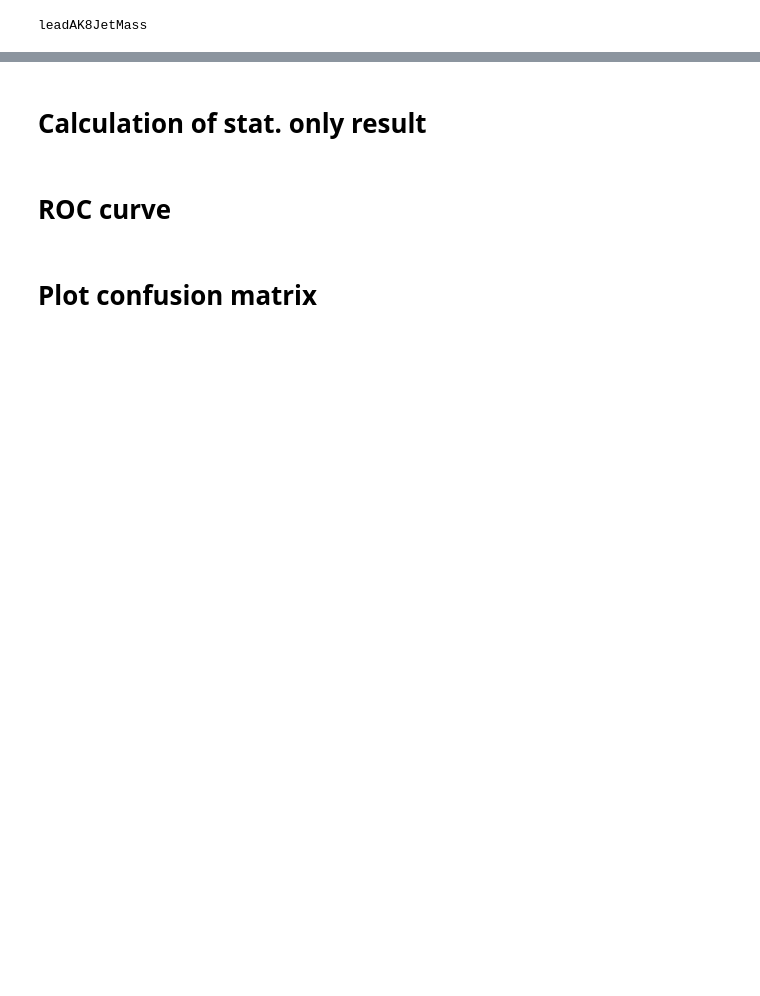
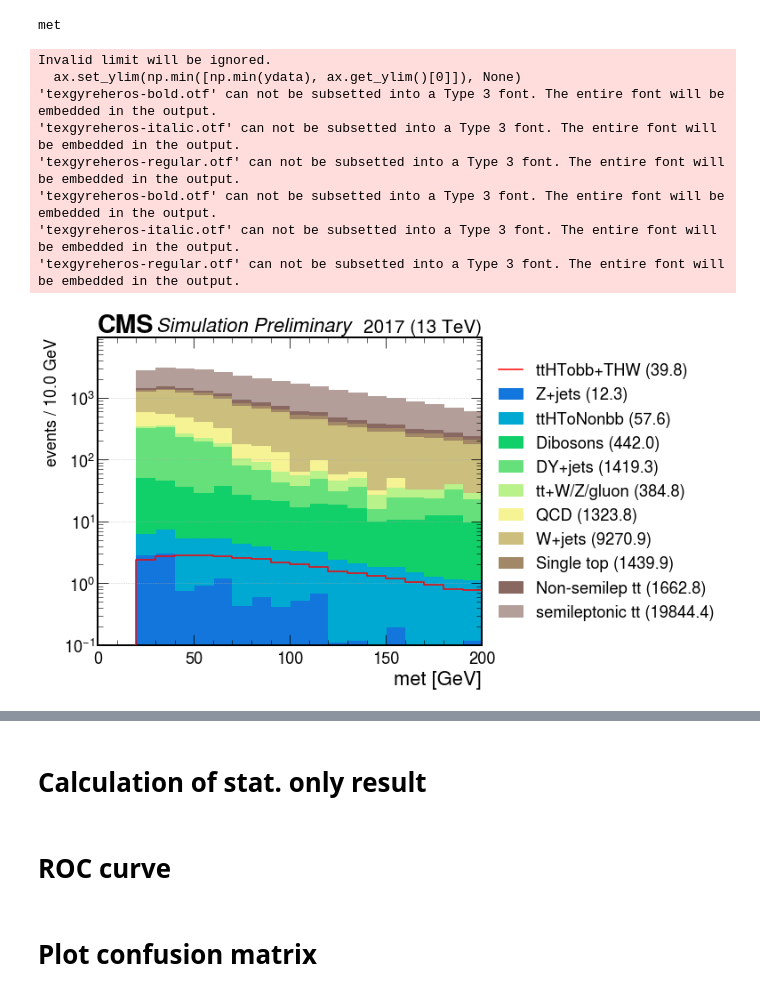
Before and after one commit to druini/hepaccelerate, a Jupyter notebook: EvaluateResults.ipynb, the cells around one changed output, grey strips where cells are left out. Cells and saved outputs as stored; diff of their text form; code cells hidden in the pictures; blank space fills up the shorter version.

```diff
--- a/EvaluateResults.ipynb
+++ b/EvaluateResults.ipynb
@@ -173,7 +207,7 @@ def order_samples_and_cols(mc_samples, mc):
     for s in _mc_samples:
     #     if s.startswith('ttHTobb') or s.startswith('THW'):
     #         continue
-        counts = mc[s]['hist_nleps_basic']['contents']
+        counts = mc[s]['hist_nleps_2J2WdeltaRTau21_Pass']['contents']
         integral.append( sum(counts) )
 
     for i in np.argsort(integral):
@@ -262,15 +296,20 @@ plot_params = {
         'ymin'         : 1e-1,
         'logy'         : True
     },
+    'btags' : {
+        'xlim'         : (0,5),
+        'ymin'         : 1e-1,
+        'logy'         : True
+    },
     'nfatjets' : {
         'xlim'         : (0,6),
         'ymin'         : 1e-1,
         'logy'         : True
     },
     'met' : {
-        'xlim'         : (0,800),
+        'xlim'         : (0,200),
         'ymin'         : 1e-1,
-        'rebin_factor' : 5,
+        'rebin_factor' : 1,
         'logy'         : True
     },
     'leading_jet_pt' : {
@@ -283,9 +322,10 @@ plot_params = {
         'logy'         : True
     },
     'leadAK8JetMass' : {
-        'xlim'         : (50,250),
+        'xlim'         : (90,170),
         'ymin'         : 1e-1,
-        'logy'         : True
+        'rebin_factor' : 5,
+        'logy'         : False
     },
     'leadAK8JetPt' : {
         'xlim'         : (100,1500),
@@ -343,6 +383,10 @@ plot_params = {
         'ymin'         : 1e-1,
         'logy'         : True
     },
+    'deltaRHiggsLepton' : {
+        'ymin'         : 1e-1,
+        'logy'         : True
+    },
     'PV_npvsGood' : {
         'xlim'         : (0,70),
         'ymin'         : 1e-2,
@@ -433,29 +569,46 @@ def plot_histogram(var, cat, mc, data=None, fill_mc=True, rebin_factor=None):
 # %%
-folder = 'Wmass_60'#os.path.join('tests', 'fixPUweights_rerun')
-result_folder = os.path.join('results', folder)
-plot_folder   = os.path.join('plots', folder)
+infolder = 'ale_mergedptbins/v04/2017/'#os.path.join('tests', 'fixPUweights_rerun')
+outfolder = 'ale/v04/2017/'
+result_folder = os.path.join('results', infolder)
+plot_folder   = os.path.join('plots', outfolder)
+
+# result_folder = '/afs/cern.ch/user/a/algomez/public/forDaniele/Results2018/'
+# plot_folder   = os.path.join('plots', '2018')
 
 mc   = load_mc(result_folder)
-# data = load_data(result_folder)
+data = load_data(result_folder)
 mc_samples, color = order_samples_and_cols(mc_samples, mc)
 
-var_to_plot = 'leadAK8JetMass'#nleps'#
+var_to_plot = 'met'#'leadAK8JetMass'#nleps'#
 for var in var_names:
     if not var == var_to_plot:
         continue
     print(var)
 #     try:
     for cat in categories:
-#         if (var=='leadAK8JetMass' and 'Pass' in cat) or (var=='pu_weights' and not 'NoWeights' in cat):
-#             continue
-#         print(cat)
-        if 'NoWeights' in cat:
-            continue
-            plot_histogram(var, cat, mc, data=None)
-        else:
-#             continue
-            plot_histogram(var, cat, mc, data=None)
+            if not cat.endswith(('21')):
+                continue
+    #         if (var=='leadAK8JetMass' and 'Pass' in cat) or (var=='pu_weights' and not 'NoWeights' in cat):
+    #             continue
+    #         print(cat)
+            if 'NoWeights' in cat:
+                continue
+                plot_histogram(var, cat, mc, data=None)
+            else:
+    #             continue
+                for cat in [cat]:#, f'{cat}_pt250to300', f'{cat}_pt300to5000']: #
+                    plot_histogram(var, cat, mc, data=None)
+#                     plot_histogram_notStacked(var, cat, mc, data=None)
 #     except:
 #         print(f'Cannot find {var}')
 # %% [output]
-leadAK8JetMass
+met
+Invalid limit will be ignored.
+  ax.set_ylim(np.min([np.min(ydata), ax.get_ylim()[0]]), None)
+'texgyreheros-bold.otf' can not be subsetted into a Type 3 font. The entire font will be embedded in the output.
+'texgyreheros-italic.otf' can not be subsetted into a Type 3 font. The entire font will be embedded in the output.
+'texgyreheros-regular.otf' can not be subsetted into a Type 3 font. The entire font will be embedded in the output.
+'texgyreheros-bold.otf' can not be subsetted into a Type 3 font. The entire font will be embedded in the output.
+'texgyreheros-italic.otf' can not be subsetted into a Type 3 font. The entire font will be embedded in the output.
+'texgyreheros-regular.otf' can not be subsetted into a Type 3 font. The entire font will be embedded in the output.
+[figure, added]
```
Also changed, not shown: parts of 8 cells of this notebook, 3 other files.
